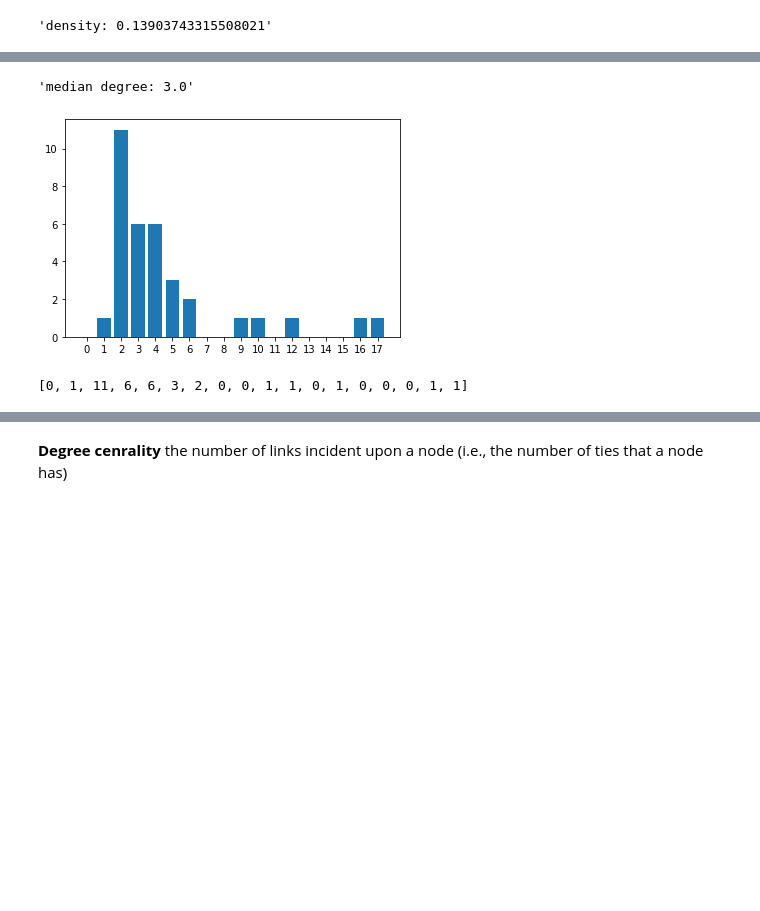
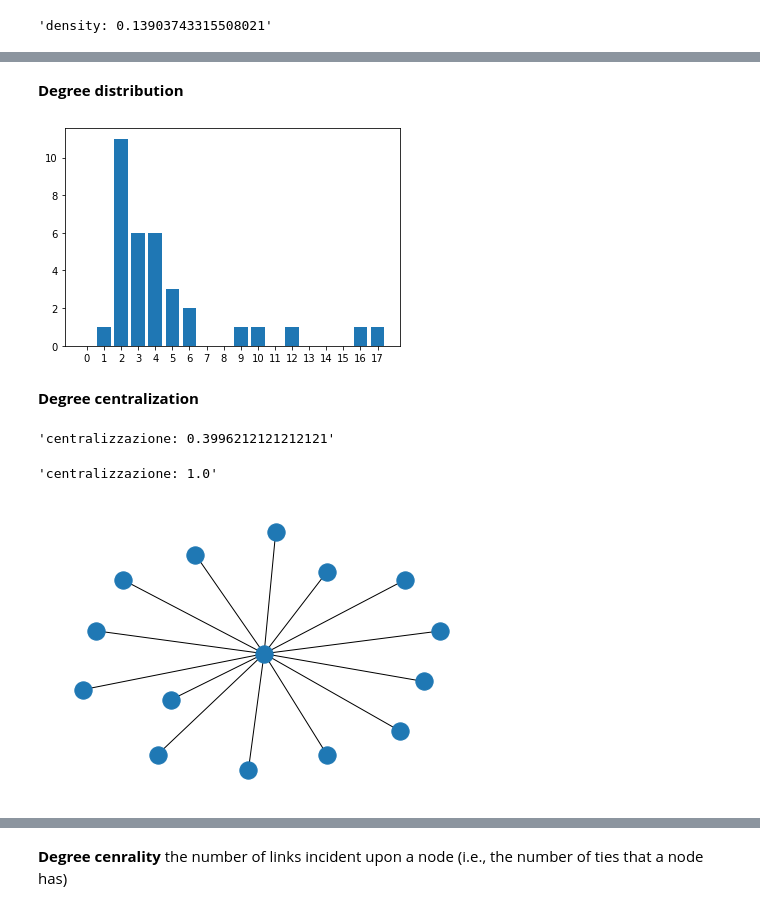
Before and after one commit to alkaest2002/ABGrid, a Jupyter notebook: materials/course 101/zachary karate club.ipynb, the cells around one changed output, grey strips where cells are left out. Cells and saved outputs as stored; diff of their text form; code cells hidden in the pictures; blank space fills up the shorter version.

```diff
--- a/materials/course 101/zachary karate club.ipynb
+++ b/materials/course 101/zachary karate club.ipynb
@@ -118,15 +114,33 @@ f"density: {density}"b
-# %%
-median_degree = np.median([ v for n,v in list(nx.degree(G))])
-f"median degree: {median_degree}"
-# %% [output]
-'median degree: 3.0'
+# %% [markdown]
+<b>Degree distribution</b>
 # %%
 data = nx.degree_histogram(G);
 labels, counts = range(0,len(data)), data
 plt.bar(labels, counts, align='center')
 plt.gca().set_xticks(labels)
 plt.show()
-data
 # %% [output]
 [figure]
-[0, 1, 11, 6, 6, 3, 2, 0, 0, 1, 1, 0, 1, 0, 0, 0, 1, 1]
+# %% [markdown]
+<b>Degree centralization</b>
+# %%
+def get_degree_centralization(G):
+    n = G.order()
+    centrality_values = dict(G.degree()).values()
+    c_max = max(centrality_values)
+    return sum([ c_max - value for value in centrality_values ]) / ((n-1)*(n-2))
+
+f"centralizzazione: {get_degree_centralization(G)}"
+# %% [output]
+'centralizzazione: 0.3996212121212121'
+# %%
+S = nx.Graph()
+S.add_nodes_from(range(15))
+nx.add_star(S, S.nodes())
+loc = nx.spring_layout(S)
+nx.draw(S,loc)
+
+f"centralizzazione: {get_degree_centralization(S)}"
+# %% [output]
+'centralizzazione: 1.0'
+[figure, added]
```
Also changed, not shown: parts of 22 cells of this notebook, 5 other files.
